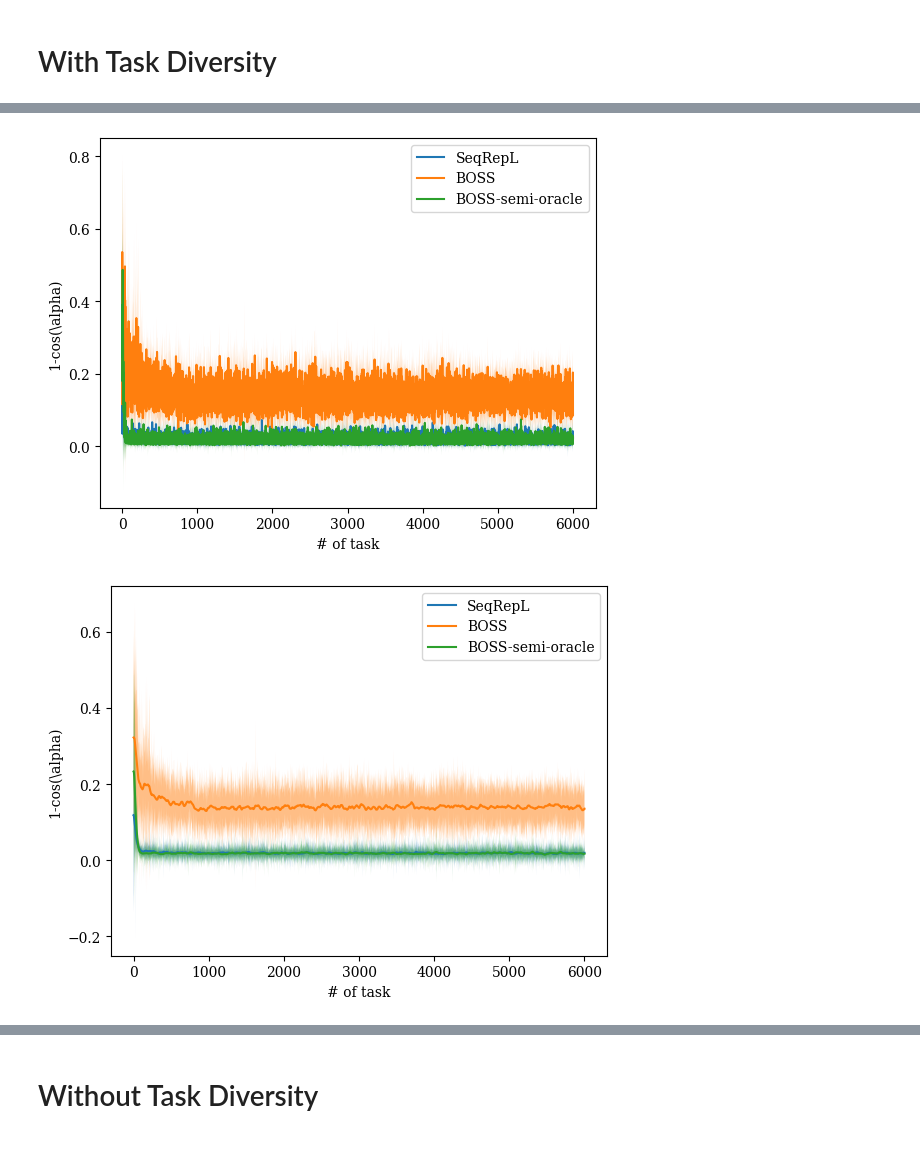
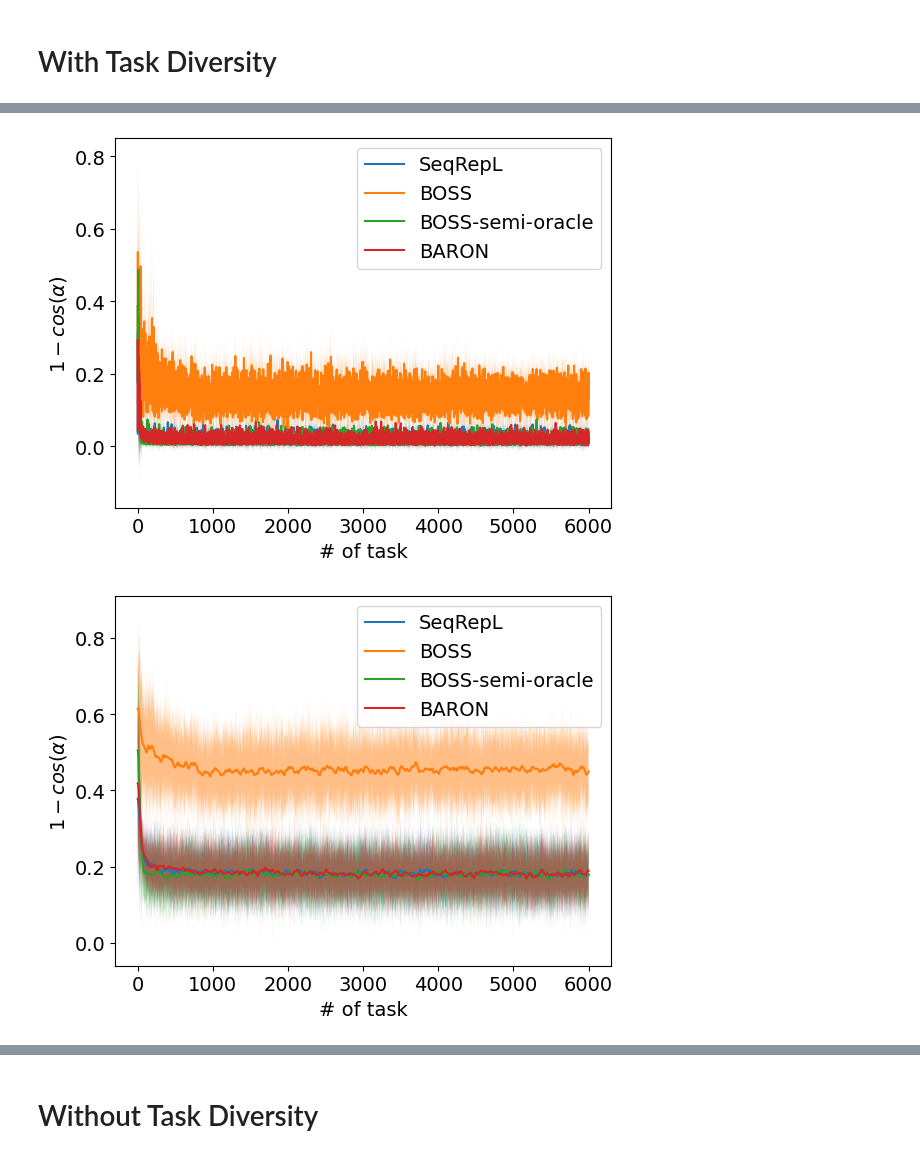
Before and after one commit to duongnhatthang/BOSS, a Jupyter notebook: exp.ipynb, the cells around one changed output, grey strips where cells are left out. Cells and saved outputs as stored; diff of their text form; code cells hidden in the pictures.

```diff
--- a/exp.ipynb
+++ b/exp.ipynb
@@ -99,6 +99,8 @@ def load_dict(name):
     std_PMA_no_oracle2 = input_dict["std_PMA_no_oracle2"]
     mean_SeqRepL2 = input_dict["mean_SeqRepL2"]
     std_SeqRepL2 = input_dict["std_SeqRepL2"]
+    mean_BARON2 = input_dict["mean_BARON2"]
+    std_BARON2 = input_dict["std_BARON2"]
     return (
         mean_PEGE2,
         std_PEGE2,
@@ -110,6 +112,8 @@ def load_dict(name):
         std_PMA_no_oracle2,
         mean_SeqRepL2,
         std_SeqRepL2,
+        mean_BARON2,
+        std_BARON2,
     )
 
 
@@ -140,4 +144,7 @@ best_PMA_no_oracle = eval_multi(input_dict)
 # %%
 input_dict["name"] = "SeqRepL"
 best_SeqRepL = eval_multi(input_dict)
+# %%
+input_dict["name"] = "BARON"
+best_BARON = eval_multi(input_dict)
 # %%
@@ -265,7 +299,9 @@ if plot_prev_data:
         std_PMA_no_oracle,
         mean_SeqRepL,
         std_SeqRepL,
-    ) = load_dict("TaskDiv_theta.npy")
+        mean_BARON,
+        std_BARON,
+    ) = load_dict("cache_data/TaskDiv_theta2.npy")
 else:
     mean_PMA = np.mean(best_PMA["theta_hat_err"], axis=0)
     std_PMA = np.std(best_PMA["theta_hat_err"], axis=0)
@@ -273,6 +309,8 @@ else:
     std_SeqRepL = np.std(best_SeqRepL["theta_hat_err"], axis=0)
     mean_PMA_no_oracle = np.mean(best_PMA_no_oracle["theta_hat_err"], axis=0)
     std_PMA_no_oracle = np.std(best_PMA_no_oracle["theta_hat_err"], axis=0)
+    mean_BARON = np.mean(best_BARON["theta_hat_err"], axis=0)
+    std_BARON = np.std(best_BARON["theta_hat_err"], axis=0)
 
 X = np.arange(1, n_task + 1)
 plt.plot(X, mean_SeqRepL, "-", label="SeqRepL")
@@ -286,8 +324,10 @@ plt.fill_between(
 )
 plt.plot(X, mean_PMA, "-", label="BOSS-semi-oracle")
 plt.fill_between(X, mean_PMA - std_PMA, mean_PMA + std_PMA, alpha=0.5)
+plt.plot(X, mean_BARON, "-", label="BARON")
+plt.fill_between(X, mean_BARON - std_BARON, mean_BARON + std_BARON, alpha=0.5)
 plt.xlabel("# of task")
-plt.ylabel("||\hat{theta}_n - theta_n||_2")
+plt.ylabel(r"$||\hat{\theta}_n - \theta_n||_2$")
 plt.legend()
 plt.show()
 # plt.close()
@@ -298,6 +338,8 @@ plt.show()
 #     "std_PMA_no_oracle2":std_PMA_no_oracle,
 #     "mean_SeqRepL2":mean_SeqRepL,
 #     "std_SeqRepL2":std_SeqRepL,
+#     "mean_BARON2":mean_BARON,
+#     "std_BARON2":std_BARON,
 # }
-# np.save('TaskDiv_theta.npy', output_dict)
+# np.save('cache_data/TaskDiv_theta2.npy', output_dict)
 # %% [output]
@@ -341,7 +388,9 @@ if plot_prev_data:
         std_PMA_no_oracle,
         mean_SeqRepL,
         std_SeqRepL,
-    ) = load_dict("TaskDiv_angle.npy")
+        mean_BARON,
+        std_BARON,
+    ) = load_dict("cache_data/TaskDiv_angle2.npy")
 else:
     mean_PMA = np.mean(best_PMA["angle_err"], axis=0)
     std_PMA = np.std(best_PMA["angle_err"], axis=0)
@@ -349,6 +398,8 @@ else:
     std_SeqRepL = np.std(best_SeqRepL["angle_err"], axis=0)
     mean_PMA_no_oracle = np.mean(best_PMA_no_oracle["angle_err"], axis=0)
     std_PMA_no_oracle = np.std(best_PMA_no_oracle["angle_err"], axis=0)
+    mean_BARON = np.mean(best_BARON["angle_err"], axis=0)
+    std_BARON = np.std(best_BARON["angle_err"], axis=0)
 
 X = np.arange(1, n_task + 1)
 plt.plot(X, mean_SeqRepL, "-", label="SeqRepL")
@@ -362,8 +413,10 @@ plt.fill_between(
 )
 plt.plot(X, mean_PMA, "-", label="BOSS-semi-oracle")
 plt.fill_between(X, mean_PMA - std_PMA, mean_PMA + std_PMA, alpha=0.5)
+plt.plot(X, mean_BARON, "-", label="BARON")
+plt.fill_between(X, mean_BARON - std_BARON, mean_BARON + std_BARON, alpha=0.5)
 plt.xlabel("# of task")
-plt.ylabel("1-cos(\\alpha)")
+plt.ylabel(r"$1-cos(\alpha)$")
 plt.legend()
 plt.show()
 # plt.close()
@@ -374,36 +427,43 @@ plt.show()
 #     "std_PMA_no_oracle2":std_PMA_no_oracle,
 #     "mean_SeqRepL2":mean_SeqRepL,
 #     "std_SeqRepL2":std_SeqRepL,
+#     "mean_BARON2":mean_BARON,
+#     "std_BARON2":std_BARON,
 # }
-# np.save('TaskDiv_angle.npy', output_dict)
+# np.save('cache_data/TaskDiv_angle2.npy', output_dict)
 # %% [output]
-[figure, old version]
+[figure, new version]
 # %%
 rbf = Rbf(X, mean_PMA_no_oracle, function="multiquadric", smooth=500)
 y_PMA_no_oracle_rbf = rbf(X)
 rbf = Rbf(X, mean_PMA, function="multiquadric", smooth=500)
 y_PMA_rbf = rbf(X)
 rbf = Rbf(X, mean_SeqRepL, function="multiquadric", smooth=500)
 y_SeqRepL_rbf = rbf(X)
+rbf = Rbf(X, mean_BARON, function="multiquadric", smooth=500)
+y_BARON_rbf = rbf(X)
 
 plt.plot(X, y_SeqRepL_rbf, "-", label="SeqRepL")
 plt.fill_between(X, y_SeqRepL_rbf - std_SeqRepL, y_SeqRepL_rbf + std_SeqRepL, alpha=0.5)
 plt.plot(X, y_PMA_no_oracle_rbf, "-", label="BOSS")
 plt.fill_between(
     X,
     y_PMA_no_oracle_rbf - std_PMA_no_oracle,
     y_PMA_no_oracle_rbf + std_PMA_no_oracle,
     alpha=0.5,
 )
 plt.plot(X, y_PMA_rbf, "-", label="BOSS-semi-oracle")
 plt.fill_between(X, y_PMA_rbf - std_PMA, y_PMA_rbf + std_PMA, alpha=0.5)
+plt.plot(X, y_BARON_rbf, "-", label="BARON")
+plt.fill_between(X, y_BARON_rbf - std_BARON, y_BARON_rbf + std_BARON, alpha=0.5)
 plt.xlabel("# of task")
-plt.ylabel("1-cos(\\alpha)")
+plt.savefig('figures/div_angle.png', bbox_inches='tight', pad_inches=0.1)
+plt.ylabel(r"$1-cos(\alpha)$")
 
 plt.legend()
 plt.show()
 # %% [output]
-[figure, old version]
+[figure, new version]
 # %%
 if plot_prev_data:
     (
```
Also changed, not shown: parts of 18 cells of this notebook, 13 other files.
